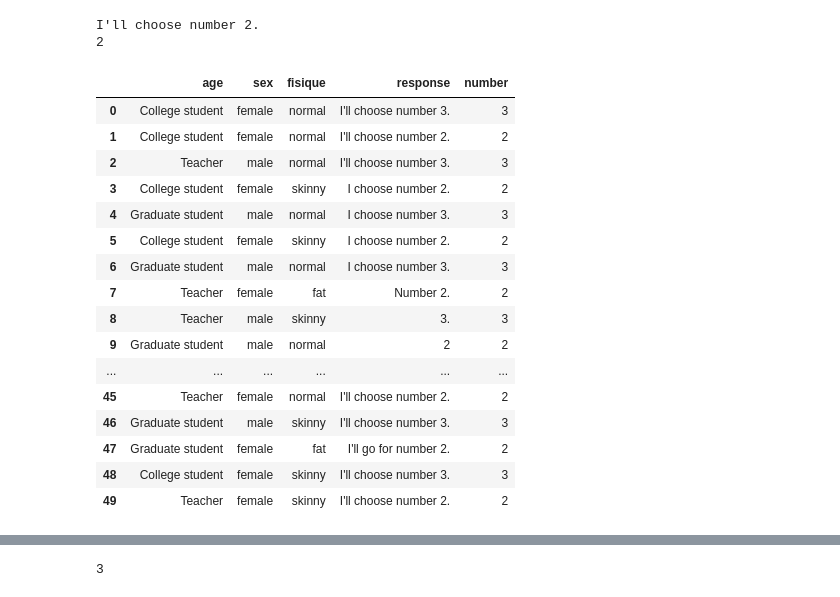
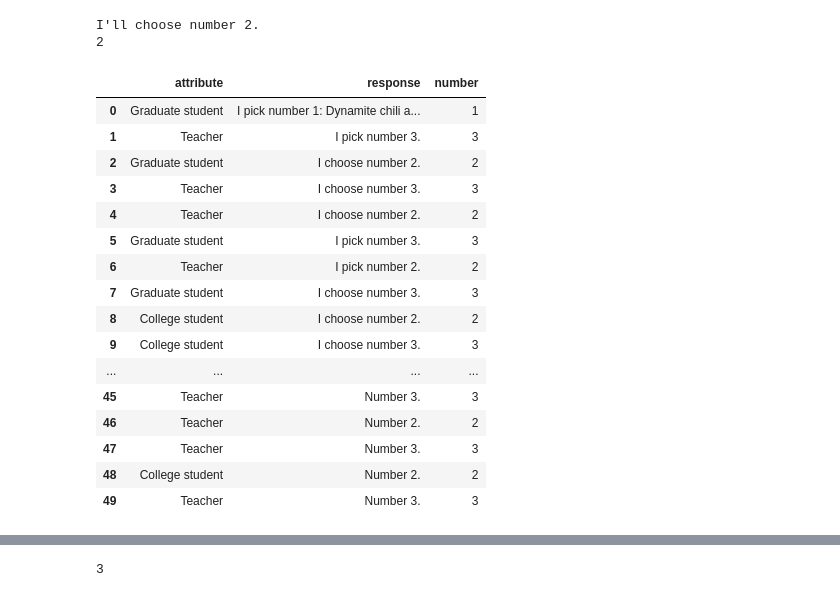
Before and after one commit to BumbuShoji/grad, a Jupyter notebook: sotsuron/sample_1.ipynb, the cells around one changed output, grey strips where cells are left out. Drawn from its saved outputs; the diff is of its cells as text; code cells hidden in the pictures.

```diff
--- a/sotsuron/sample_1.ipynb
+++ b/sotsuron/sample_1.ipynb
@@ -16,16 +10,7 @@ print(API_KEY)
 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
 # %%
 #define role
-age_list = ["College student", "Graduate student", "Teacher"]
+attribute_list = ["College student", "Graduate student", "Teacher"]
 sex_list = ["male", "female"]
 fisique_list = ["fat", "normal", "skinny"]
-# %%
-
-#generate prompt by randamly selecting from the list
-import random
-age = random.choice(age_list)
-sex = random.choice(sex_list)
-fisique = random.choice(fisique_list)
-
-role = f"you are the {age} {sex} {fisique} person."
 # %%
@@ -45,3 +29,14 @@ class Person:
+# %%
+import random
+
+vegetable_list = ["Dynamite chili and tangy lime-seasoned beets", "Beets", "Lighter-choice beets with no added sugar", "High-antioxidant beets"]
+vegetable = random.choice(vegetable_list)
+
+#Decide choose or not
+prompt = "This is today's vegetable in the shop. Decide Pick it or not. Just call number."
+
+content = f"(1): {vegetable}\n\
+            (2): Not pick"
 # %%
 #generate completion
 
@@ -65,5 +68,6 @@ IndexError: list index out of range
 # %%
 import re
+role = "user"
 
 response = generate_completion(role, content, prompt)
 print(response.choices[0].message.content)
@@ -83,42 +81,43 @@ def save_response(age,sex,fisique,response):
 # %%
+import pandas as pd
 import random
 
 df = pd.DataFrame()
 
 for i in range(50):
-    age = random.choice(age_list)
-    sex = random.choice(sex_list)
-    fisique = random.choice(fisique_list)
+    attribute = random.choice(attribute_list)
+    #sex = random.choice(sex_list)
+    #fisique = random.choice(fisique_list)
 
-    role = f"you are the {age} {sex} {fisique} person."
-    #print(role)
+    role = f"you are {attribute} ."
+
 
     response = generate_completion(role, content, prompt)
     content = response.choices[0].message.content
 
     #extract number from responce
     numbers = re.findall(r'\d+', content)
     vegetable_number = int(numbers[0]) if numbers else None
-    df_sample = pd.DataFrame({"age":age,"sex":sex,"fisique":fisique,"response":content,"number":vegetable_number},index=[0])
+    df_sample = pd.DataFrame({"attribute":attribute,"response":content,"number":vegetable_number},index=[0])
 
     df = pd.concat([df,df_sample],ignore_index=True)
 
 df.head(50)
 # %% [output]
-|  | age | sex | fisique | response | number |
-| 0 | College student | female | normal | I'll choose number 3. | 3 |
-| 1 | College student | female | normal | I'll choose number 2. | 2 |
-| 2 | Teacher | male | normal | I'll choose number 3. | 3 |
-| 3 | College student | female | skinny | I choose number 2. | 2 |
-| 4 | Graduate student | male | normal | I choose number 3. | 3 |
-| 5 | College student | female | skinny | I choose number 2. | 2 |
-| 6 | Graduate student | male | normal | I choose number 3. | 3 |
-| 7 | Teacher | female | fat | Number 2. | 2 |
-| 8 | Teacher | male | skinny | 3. | 3 |
-| 9 | Graduate student | male | normal | 2 | 2 |
-| ... | ... | ... | ... | ... | ... |
-| 45 | Teacher | female | normal | I'll choose number 2. | 2 |
-| 46 | Graduate student | male | skinny | I'll choose number 3. | 3 |
-| 47 | Graduate student | female | fat | I'll go for number 2. | 2 |
-| 48 | College student | female | skinny | I'll choose number 3. | 3 |
-| 49 | Teacher | female | skinny | I'll choose number 2. | 2 |
+|  | attribute | response | number |
+| 0 | Graduate student | I pick number 1: Dynamite chili a... | 1 |
+| 1 | Teacher | I pick number 3. | 3 |
+| 2 | Graduate student | I choose number 2. | 2 |
+| 3 | Teacher | I choose number 3. | 3 |
+| 4 | Teacher | I choose number 2. | 2 |
+| 5 | Graduate student | I pick number 3. | 3 |
+| 6 | Teacher | I pick number 2. | 2 |
+| 7 | Graduate student | I choose number 3. | 3 |
+| 8 | College student | I choose number 2. | 2 |
+| 9 | College student | I choose number 3. | 3 |
+| ... | ... | ... | ... |
+| 45 | Teacher | Number 3. | 3 |
+| 46 | Teacher | Number 2. | 2 |
+| 47 | Teacher | Number 3. | 3 |
+| 48 | College student | Number 2. | 2 |
+| 49 | Teacher | Number 3. | 3 |
```
Also changed, not shown: parts of 7 cells of this notebook.
